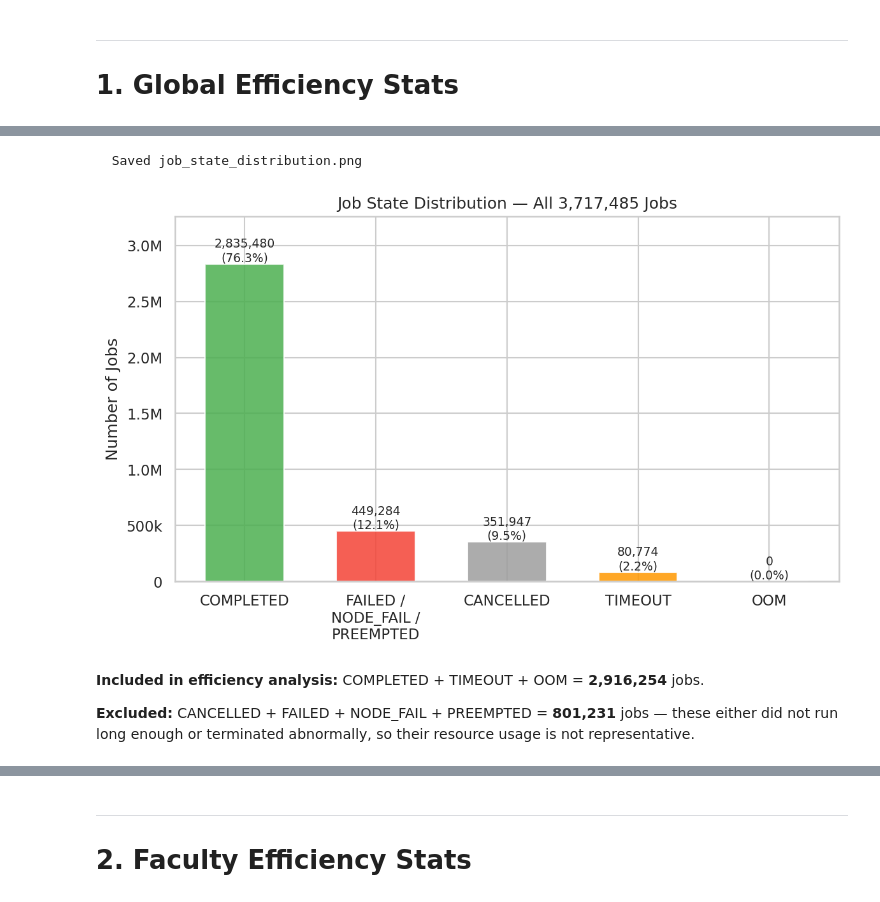
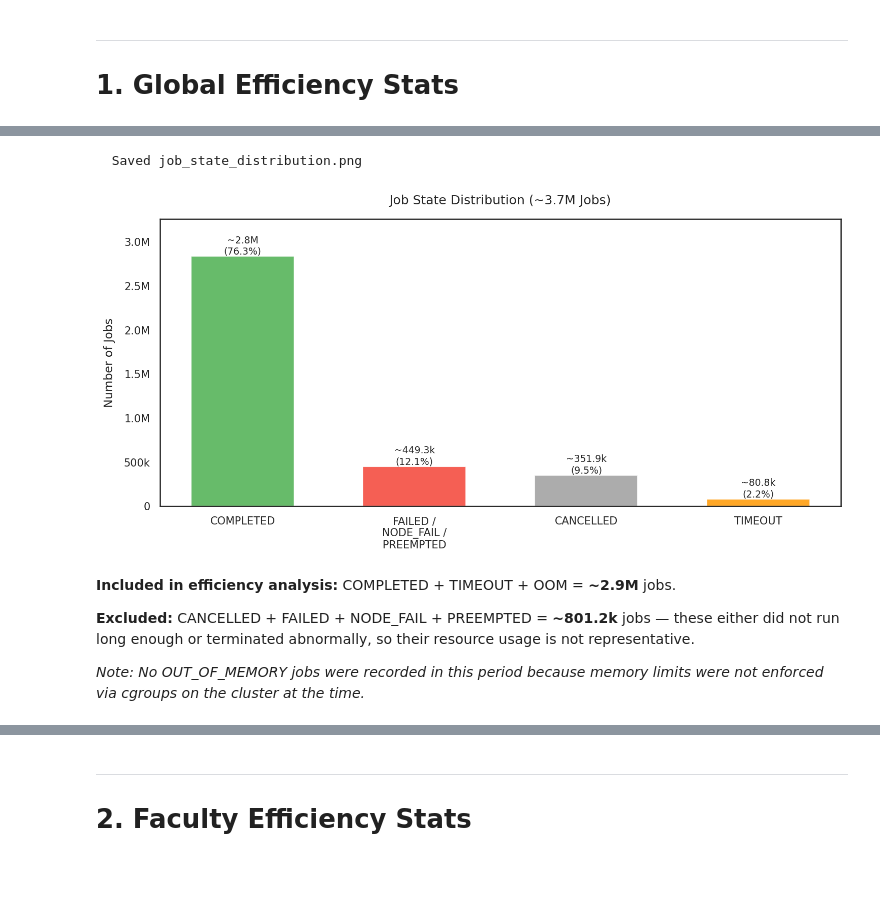
Before and after one commit to kcl-eresearch/hpc-data-analysis, a Jupyter notebook: notebooks/blog_2026-02_sustainability.ipynb, the cells around one changed output, grey strips where cells are left out. Drawn from its saved outputs; the diff is of its cells as text; code cells hidden in the pictures; blank space fills up the shorter version.

Commit message:
fix: polished plots

```diff
--- a/notebooks/blog_2026-02_sustainability.ipynb
+++ b/notebooks/blog_2026-02_sustainability.ipynb
@@ -81,11 +119,8 @@ FACULTY_MERGE = {
 }
 df['faculty'] = df['faculty'].replace(FACULTY_MERGE)
 
-def shorten(name):
-    s = name.replace('Faculty of ', '').replace('Institute of ', '')
-    return '\n'.join(textwrap.wrap(s, width=20))
-
-df['faculty_short'] = df['faculty'].apply(shorten)
+# Use abbreviations for plot labels
+df['faculty_short'] = df['faculty'].map(FACULTY_ABBREV).fillna(df['faculty'])
 SHORT = dict(zip(df['faculty'], df['faculty_short']))
 
 # --- Aggregate data (all job states, for total counts) ---
@@ -102,8 +137,8 @@ df_agg = df_agg.groupby('faculty')[agg_cols].sum().reset_index()
 df_agg['cancelled'] = (df_agg['job_count']
                         - df_agg['job_count_success']
                         - df_agg['job_count_failed'])
-df_agg['faculty_short'] = df_agg['faculty'].map(SHORT).fillna(
-    df_agg['faculty'].apply(shorten))
+df_agg['faculty_short'] = df_agg['faculty'].map(FACULTY_ABBREV).fillna(
+    df_agg['faculty'])
 
 total_all = df_agg['job_count'].sum()
 total_eff = len(df)
@@ -185,50 +281,65 @@ agg_oom = df_agg['count_out_of_memory'].sum()
 agg_failed_total = df_agg['job_count_failed'].sum()
 agg_other_failed = agg_failed_total - agg_timeout - agg_oom
 agg_cancelled = df_agg['cancelled'].sum()
 
-state_labels = ['COMPLETED', 'FAILED /\nNODE_FAIL /\nPREEMPTED', 'CANCELLED', 'TIMEOUT', 'OOM']
-state_counts = [agg_completed, agg_other_failed, agg_cancelled, agg_timeout, agg_oom]
-state_colors = [C_OK, C_FAIL, C_CAN, '#FF9800', '#9C27B0']
+# Drop OOM bar if count is 0 (no memory limits enforced in this period)
+state_labels = ['COMPLETED', 'FAILED /\nNODE_FAIL /\nPREEMPTED', 'CANCELLED', 'TIMEOUT']
+state_counts = [agg_completed, agg_other_failed, agg_cancelled, agg_timeout]
+state_colors = [C_OK, C_FAIL, C_CAN, '#FF9800']
 
-fig, ax = plt.subplots(figsize=(8, 5))
+if agg_oom > 0:
+    state_labels.append('OOM')
+    state_counts.append(agg_oom)
+    state_colors.append('#9C27B0')
+
+fig, ax = plt.subplots(figsize=(10, 5))
 bars = ax.bar(state_labels, state_counts, color=state_colors, edgecolor='white',
               width=0.6, alpha=0.85)
 
 for bar, count in zip(bars, state_counts):
     pct = count / total_all * 100
     ax.text(bar.get_x() + bar.get_width() / 2, bar.get_height(),
-            f'{count:,}\n({pct:.1f}%)', ha='center', va='bottom', fontsize=9)
+            f'{approx(count)}\n({pct:.1f}%)', ha='center', va='bottom', fontsize=9)
 
 ax.set_ylabel('Number of Jobs')
-# Auto-scale y-axis with room for annotations
 y_max = max(state_counts)
 ax.set_ylim(0, y_max * 1.15)
 ax.yaxis.set_major_formatter(mticker.FuncFormatter(
     lambda x, _: f'{x/1e6:.1f}M' if x >= 1e6 else
                  f'{x/1e3:.0f}k' if x >= 1e3 else f'{x:.0f}'))
-ax.set_title(f'Job State Distribution — All {total_all:,} Jobs')
+ax.set_title(f'Job State Distribution ({approx(total_all)} Jobs)')
 plt.tight_layout()
 savefig('job_state_distribution.png')
 plt.show()
 
+oom_note = ''
+if agg_oom == 0:
+    oom_note = ('\n\n*Note: No OUT_OF_MEMORY jobs were recorded in this period '
+                'because memory limits were not enforced via cgroups on the cluster '
+                'at the time.*')
+
 display(Markdown(f'''
 **Included in efficiency analysis:** COMPLETED + TIMEOUT + OOM
-= **{total_eff:,}** jobs.
+= **{approx(total_eff)}** jobs.
 
 **Excluded:** CANCELLED + FAILED + NODE_FAIL + PREEMPTED
-= **{total_excluded:,}** jobs — these either did not run long enough or
+= **{approx(total_excluded)}** jobs — these either did not run long enough or
 terminated abnormally, so their resource usage is not representative.
+{oom_note}
 '''))
 # %% [output]
   Saved job_state_distribution.png
-[figure, old version]
+[figure, new version]
 
 **Included in efficiency analysis:** COMPLETED + TIMEOUT + OOM
-= **2,916,254** jobs.
+= **~2.9M** jobs.
 
 **Excluded:** CANCELLED + FAILED + NODE_FAIL + PREEMPTED
-= **801,231** jobs — these either did not run long enough or
+= **~801.2k** jobs — these either did not run long enough or
 terminated abnormally, so their resource usage is not representative.
+
+
+*Note: No OUT_OF_MEMORY jobs were recorded in this period because memory limits were not enforced via cgroups on the cluster at the time.*
 # %%
 cpu_data = df['cpu_eff_req'].dropna()
 cpu_plot = cpu_data[cpu_data <= 100]
```
Also changed, not shown: parts of 17 cells of this notebook, 16 other files.
